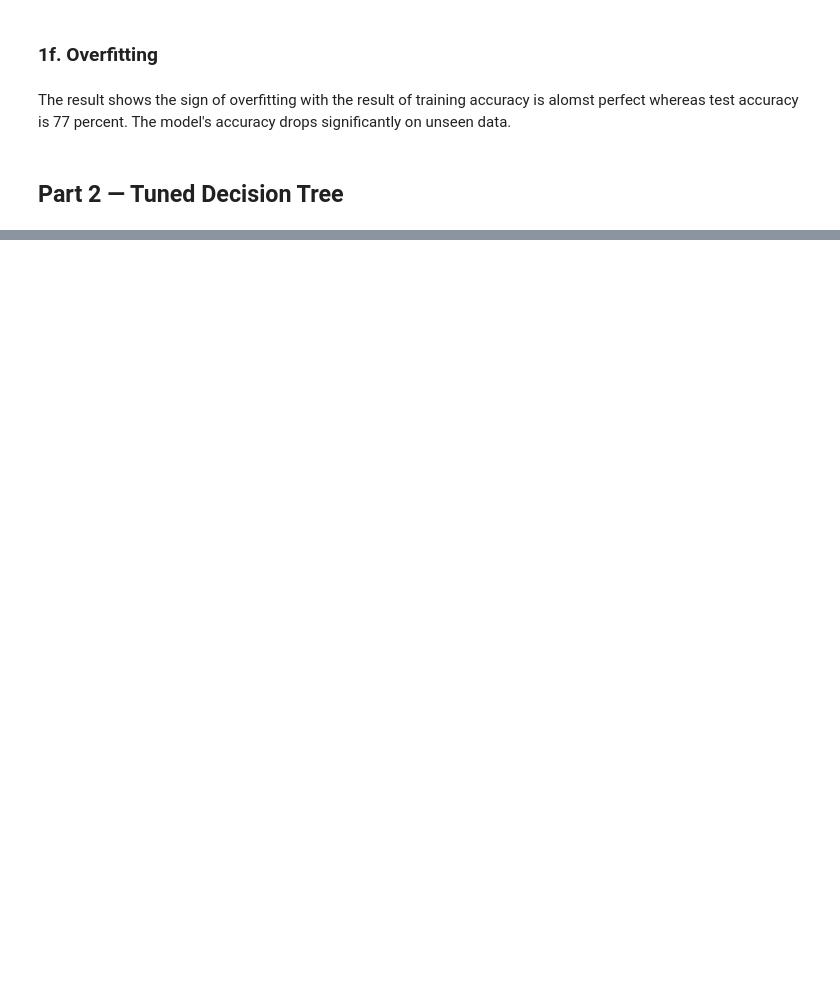
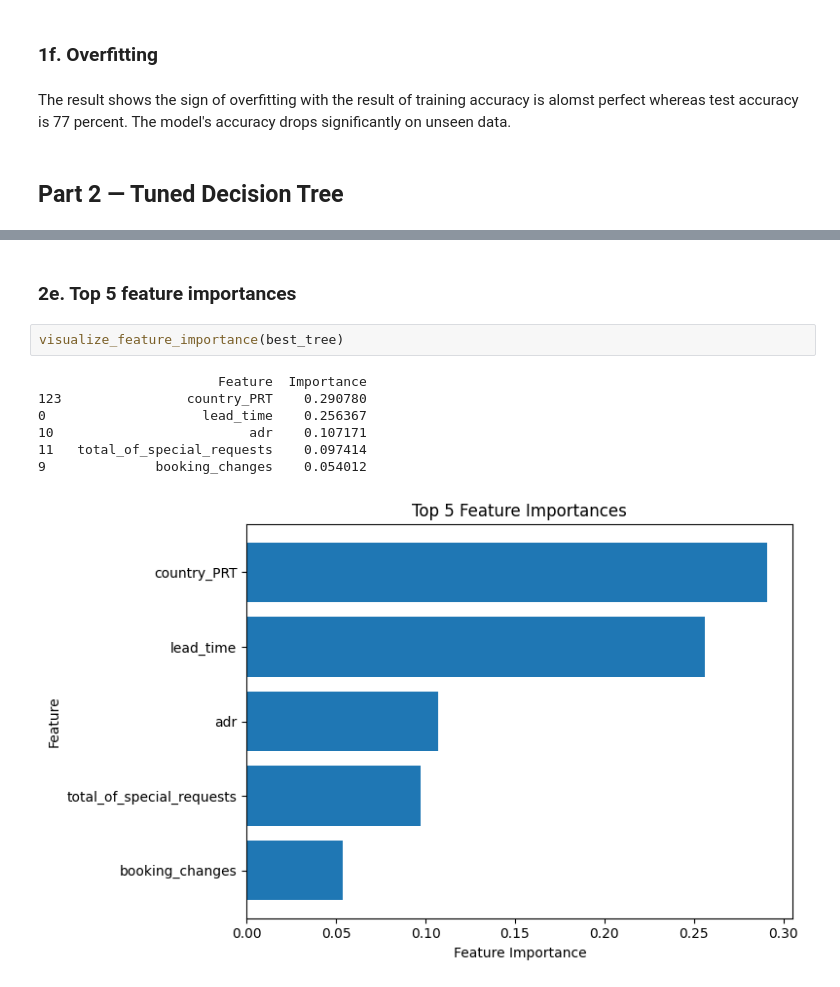
Before and after one commit to Matsuzaki-Yuta/CAB330_Assignment1, a Jupyter notebook: models/decision_tree.ipynb, the cells around one changed output, grey strips where cells are left out. Cells and saved outputs as stored; diff of their text form; blank space fills up the shorter version.

```diff
--- a/models/decision_tree.ipynb
+++ b/models/decision_tree.ipynb
@@ -221,0 +305,12 @@ ROC-AUC: 0.8458160109082193
+# %% [markdown]
+### 2e. Top 5 feature importances
+# %%
+visualize_feature_importance(best_tree)
+# %% [output]
+                       Feature  Importance
+123                country_PRT    0.290780
+0                    lead_time    0.256367
+10                         adr    0.107171
+11   total_of_special_requests    0.097414
+9              booking_changes    0.054012
+[figure, added]
```
Also changed, not shown: parts of 17 cells of this notebook.
